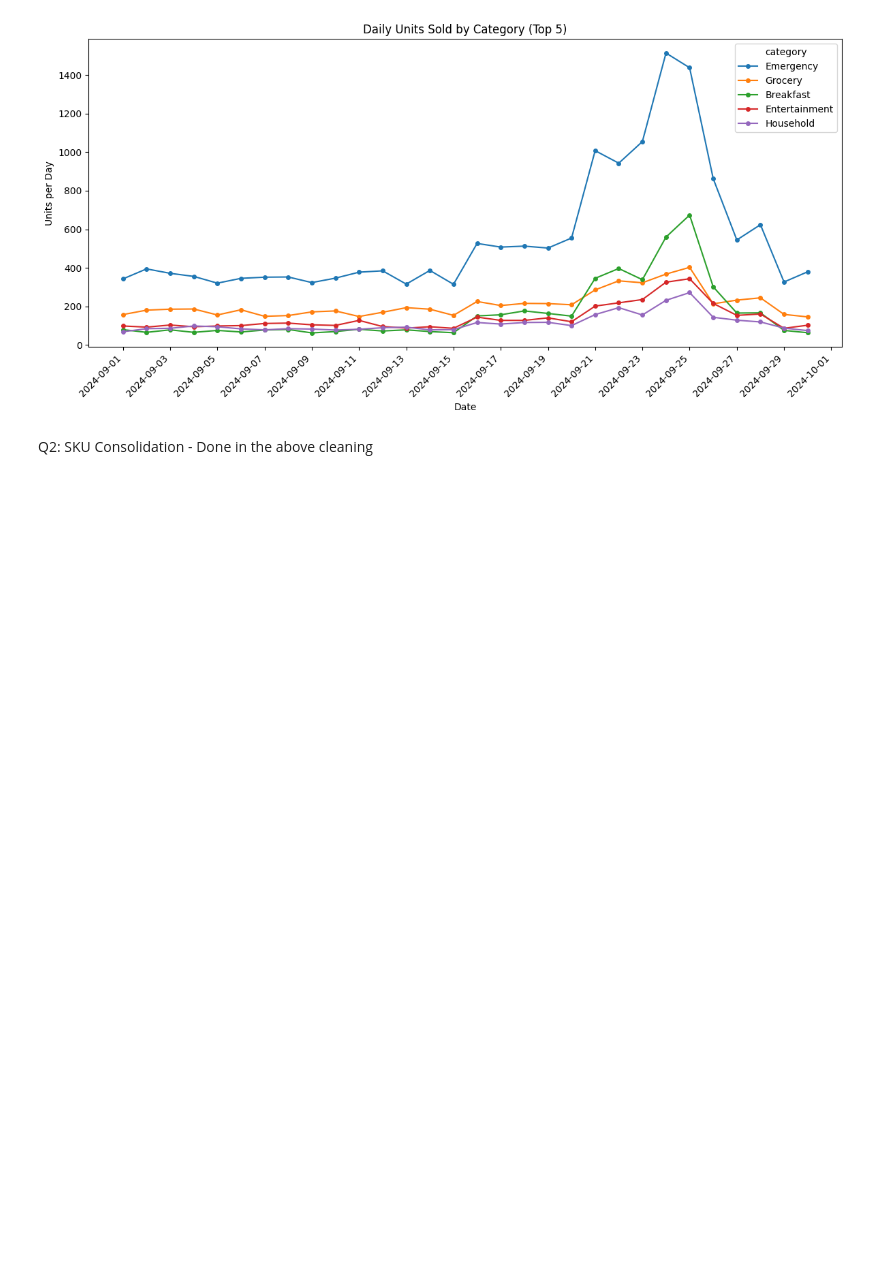
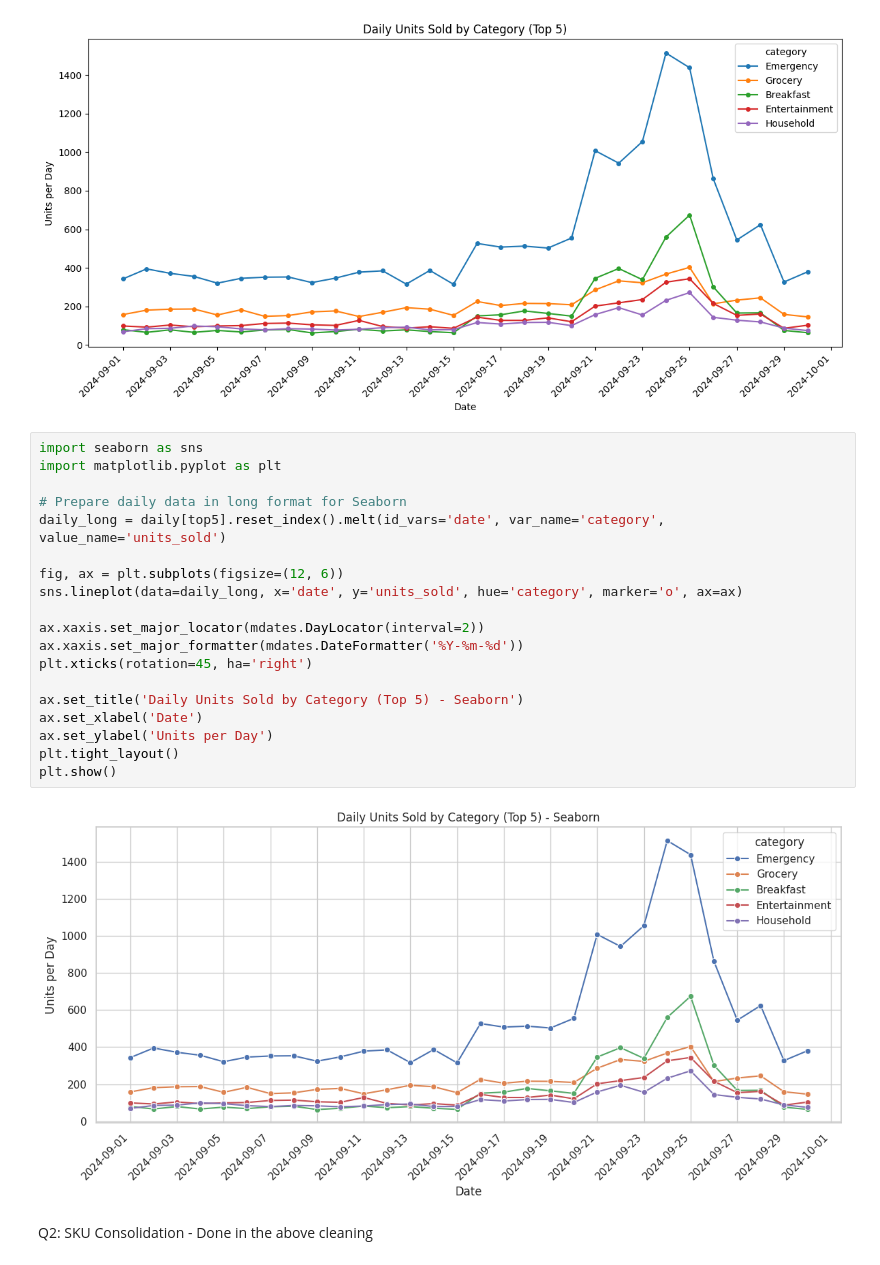
Before and after one commit to Fespinoza1477/walmart-hurricane-project, a Jupyter notebook: Notebooks/Team_Notebook.ipynb, the cells around one changed output. Cells and saved outputs as stored; diff of their text form; blank space fills up the shorter version.

Commit message:
testing seaborn visualizations...

```diff
--- a/Notebooks/Team_Notebook.ipynb
+++ b/Notebooks/Team_Notebook.ipynb
@@ -358,6 +359,27 @@ plt.tight_layout()
 plt.show()
 # %% [output]
 [figure]
+# %%
+import seaborn as sns
+import matplotlib.pyplot as plt
+
+# Prepare daily data in long format for Seaborn
+daily_long = daily[top5].reset_index().melt(id_vars='date', var_name='category', value_name='units_sold')
+
+fig, ax = plt.subplots(figsize=(12, 6))
+sns.lineplot(data=daily_long, x='date', y='units_sold', hue='category', marker='o', ax=ax)
+
+ax.xaxis.set_major_locator(mdates.DayLocator(interval=2))
+ax.xaxis.set_major_formatter(mdates.DateFormatter('%Y-%m-%d'))
+plt.xticks(rotation=45, ha='right')
+
+ax.set_title('Daily Units Sold by Category (Top 5) - Seaborn')
+ax.set_xlabel('Date')
+ax.set_ylabel('Units per Day')
+plt.tight_layout()
+plt.show()
+# %% [output]
+[figure, added]
 # %% [markdown]
 Q2: SKU Consolidation - Done in the above cleaning
 # %% [markdown]
```
Also changed, not shown: parts of 8 cells of this notebook.
